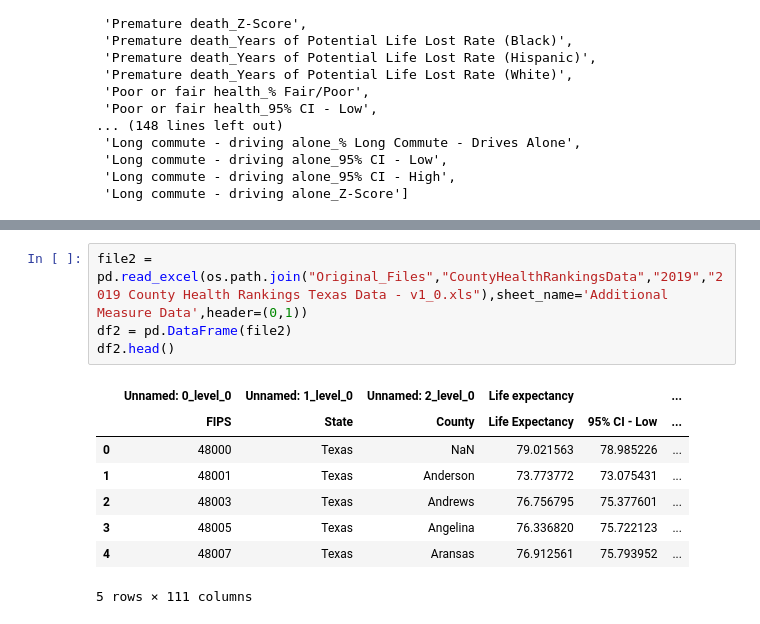
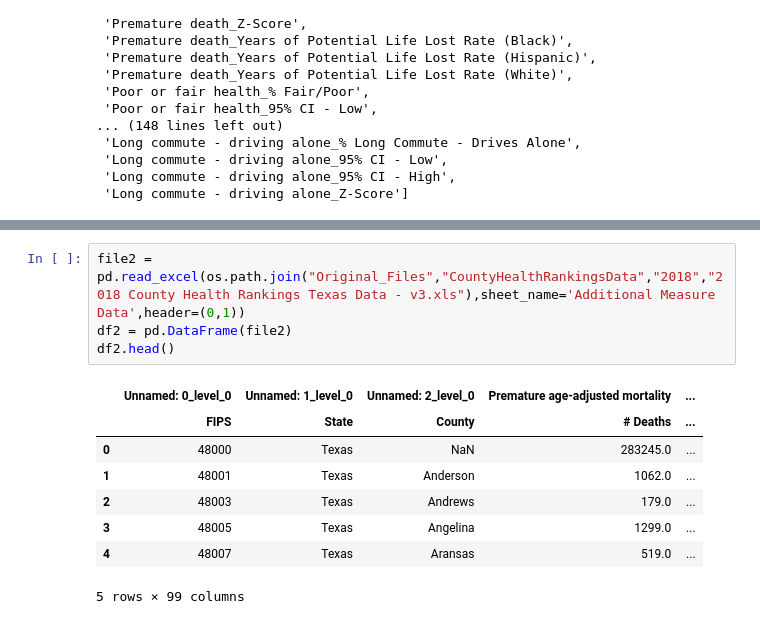
Before and after one commit to stevenjbark/DataAnalytics-FinalProject, a Jupyter notebook: Data/Data_Cleaning.ipynb, the cells around one changed output, grey strips where cells are left out. Cells and saved outputs as stored; diff of their text form.

Commit message:
added code for 2018 County Health data and cleaned full state file

```diff
--- a/Data/Data_Cleaning.ipynb
+++ b/Data/Data_Cleaning.ipynb
@@ -283,16 +251,16 @@ df.head()
 # %%
-file2 = pd.read_excel(os.path.join("Original_Files","CountyHealthRankingsData","2019","2019 County Health Rankings Texas Data - v1_0.xls"),sheet_name='Additional Measure Data',header=(0,1))
+file2 = pd.read_excel(os.path.join("Original_Files","CountyHealthRankingsData","2018","2018 County Health Rankings Texas Data - v3.xls"),sheet_name='Additional Measure Data',header=(0,1))
 df2 = pd.DataFrame(file2)
 df2.head()
 # %% [output]
-|  | Unnamed: 0_level_0 | Unnamed: 1_level_0 | Unnamed: 2_level_0 | Life expectancy |  | ... |
-|  | FIPS | State | County | Life Expectancy | 95% CI - Low | ... |
-| 0 | 48000 | Texas | NaN | 79.021563 | 78.985226 | ... |
-| 1 | 48001 | Texas | Anderson | 73.773772 | 73.075431 | ... |
-| 2 | 48003 | Texas | Andrews | 76.756795 | 75.377601 | ... |
-| 3 | 48005 | Texas | Angelina | 76.336820 | 75.722123 | ... |
-| 4 | 48007 | Texas | Aransas | 76.912561 | 75.793952 | ... |
+|  | Unnamed: 0_level_0 | Unnamed: 1_level_0 | Unnamed: 2_level_0 | Premature age-adjusted mortality | ... |
+|  | FIPS | State | County | # Deaths | ... |
+| 0 | 48000 | Texas | NaN | 283245.0 | ... |
+| 1 | 48001 | Texas | Anderson | 1062.0 | ... |
+| 2 | 48003 | Texas | Andrews | 179.0 | ... |
+| 3 | 48005 | Texas | Angelina | 1299.0 | ... |
+| 4 | 48007 | Texas | Aransas | 519.0 | ... |
-5 rows × 111 columns
+5 rows × 99 columns
 # %%
 df2.columns = df2.columns.map('_'.join)
 df2.head()
```
Also changed, not shown: parts of 20 cells of this notebook, 5 other files.
